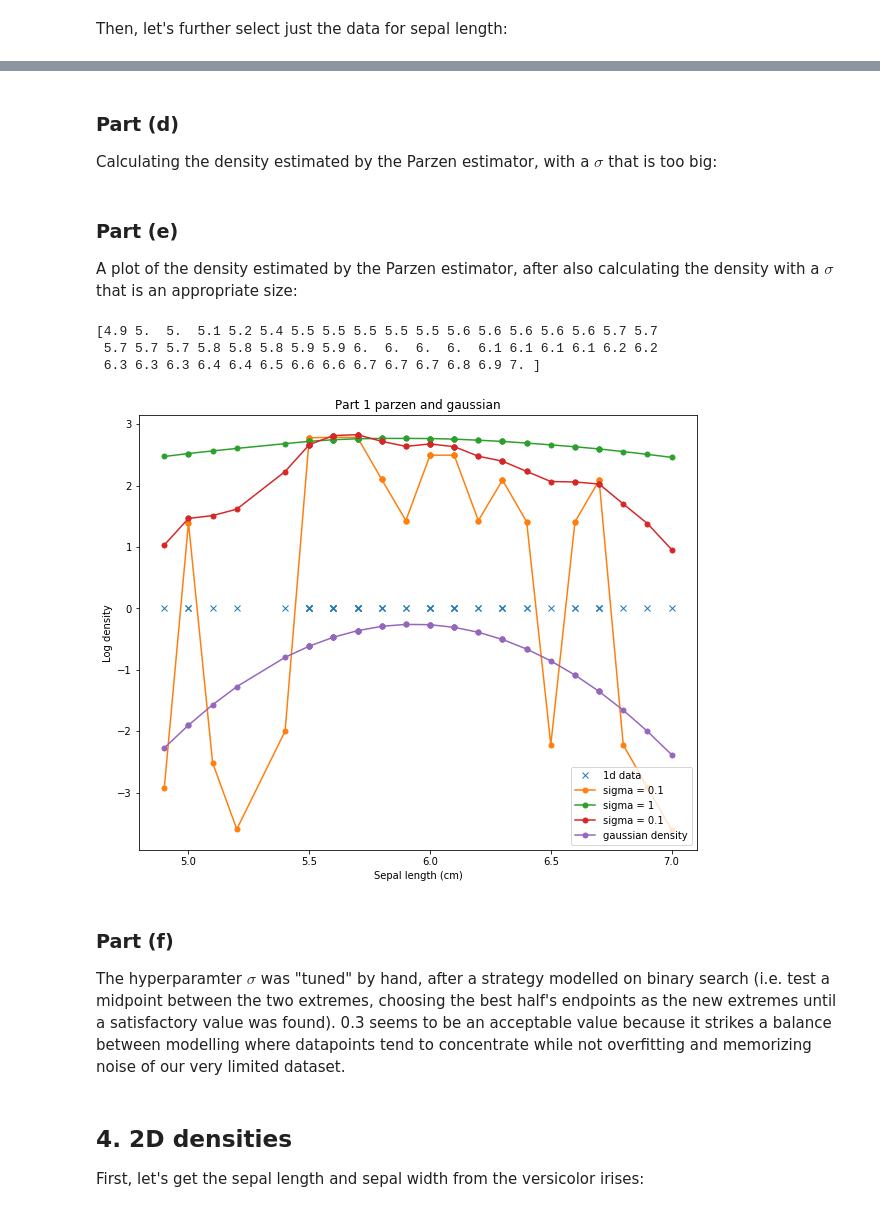
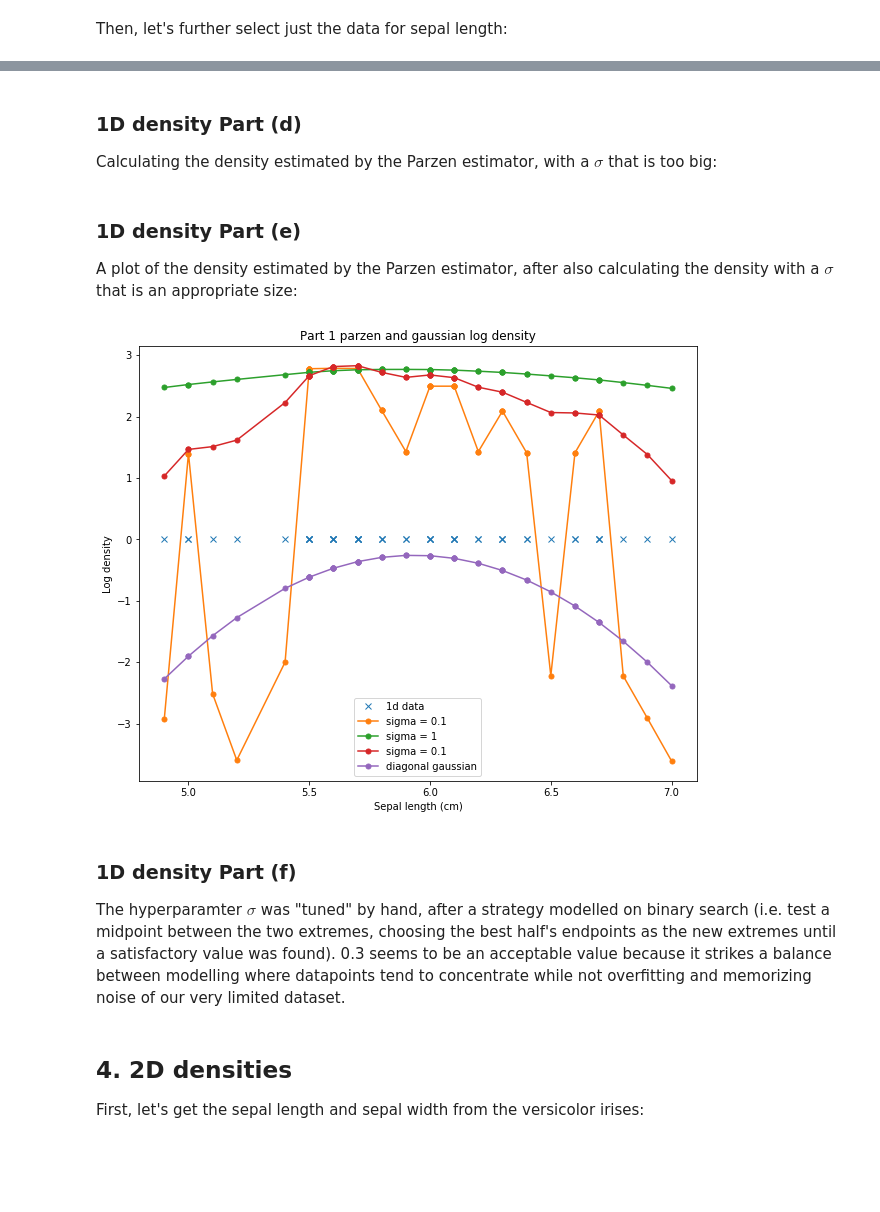
Before and after one commit to violetguos/ift6390, a Jupyter notebook: 4. Practical Part - Density Estimation.ipynb, the cells around one changed output, grey strips where cells are left out. Cells and saved outputs as stored; diff of their text form; code cells hidden in the pictures; blank space fills up the shorter version.

Commit message:
change some colors, update legend

```diff
--- a/4. Practical Part - Density Estimation.ipynb
+++ b/4. Practical Part - Density Estimation.ipynb
@@ -194,7 +195,7 @@ def parzen_full_density(data_1d, stdev):
 
 density_points_small = parzen_full_density(data_1d, stdev)
 # %% [markdown]
-### Part (d)
+### 1D density Part (d)
 
 Calculating the density estimated by the Parzen estimator, with a $\sigma$ that is too big:
 # %%
@@ -202,7 +203,7 @@ stdev = 1
 
 density_points_big = parzen_full_density(data_1d, stdev)
 # %% [markdown]
-### Part (e)
+### 1D density Part (e)
 
 A plot of the density estimated by the Parzen estimator, after also calculating the density with a $\sigma$ that is an appropriate size:
 # %%
@@ -211,34 +212,29 @@ density_points_good = parzen_full_density(data_1d, stdev)
 # %%
 import matplotlib.pyplot as plt
 # Make plots bigger
 plt.rcParams['figure.figsize'] = [10, 8]
 
-print(data_1d)
 plt.plot(data_1d, np.zeros_like(data_1d) + 0., 'x', label = "1d data")
-
 #plt.yticks([])
 
 
 
 plt.plot(data_1d, density_points_small, marker="o", ms=5, label="sigma = 0.1".format(stdev))
 plt.plot(data_1d, density_points_big, marker="o", ms=5, label="sigma = 1")
 plt.plot(data_1d, density_points_good, marker="o", ms=5, label="sigma = {}".format(stdev))
 
 # Plot the result
-plt.plot(data_1d, density_points_gaussian, marker="o", ms=5, label ="diagonalgaussian")
+plt.plot(data_1d, density_points_gaussian, marker="o", ms=5, label ="diagonal gaussian")
 
-plt.legend(loc='lower right')
+plt.legend(loc='best')
 plt.xlabel('Sepal length (cm)')
 plt.ylabel('Log density')
-plt.title('Part 1 parzen and gaussian')
+plt.title('Part 1 parzen and gaussian log density')
 plt.show()
 # %% [output]
-[4.9 5.  5.  5.1 5.2 5.4 5.5 5.5 5.5 5.5 5.5 5.6 5.6 5.6 5.6 5.6 5.7 5.7
- 5.7 5.7 5.7 5.8 5.8 5.8 5.9 5.9 6.  6.  6.  6.  6.1 6.1 6.1 6.1 6.2 6.2
- 6.3 6.3 6.3 6.4 6.4 6.5 6.6 6.6 6.7 6.7 6.7 6.8 6.9 7. ]
-[figure, old version]
+[figure, new version]
 # %% [markdown]
-### Part (f)
+### 1D density Part (f)
 
 The hyperparamter $\sigma$ was "tuned" by hand, after a strategy modelled on binary search (i.e. test a midpoint between the two extremes, choosing the best half's endpoints as the new extremes until a satisfactory value was found). 0.3 seems to be an acceptable value because it strikes a balance between modelling where datapoints tend to concentrate while not overfitting and memorizing noise of our very limited dataset.
 # %% [markdown]
```
Also changed, not shown: parts of 13 cells of this notebook.
